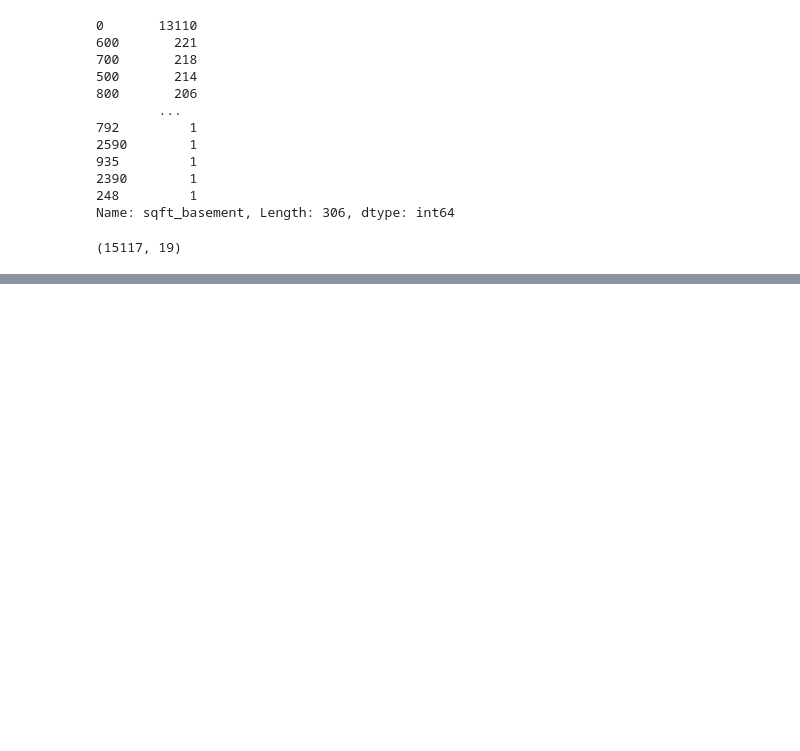
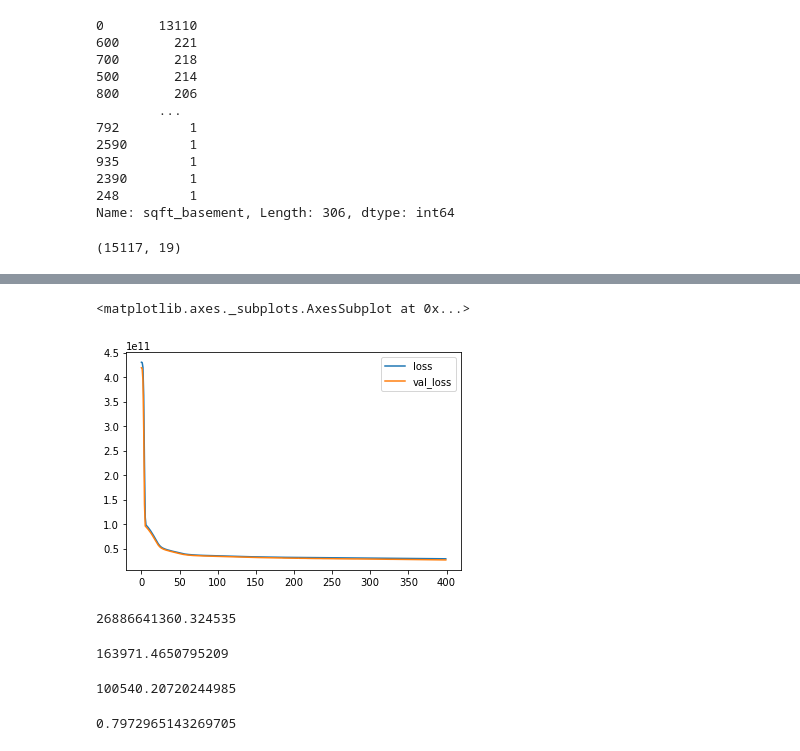
Before and after one commit to dagash007/HOUSE-PRICE-PREDICTION, a Jupyter notebook: HOUSE-PRICE-PREDICTION.ipynb, the cells around one changed output, grey strips where cells are left out. Drawn from its saved outputs; the diff is of its cells as text; code cells hidden in the pictures; blank space fills up the shorter version.

```diff
--- a/HOUSE-PRICE-PREDICTION.ipynb
+++ b/HOUSE-PRICE-PREDICTION.ipynb
@@ -291,8 +291,8 @@ df['sqft_basement'].value_counts()
 248         1
 Name: sqft_basement, Length: 306, dtype: int64
 # %%
-X = df.drop('price',axis=1).values
-y = df['price'].values
+X = df.drop('price',axis=1)
+y = df['price']
 # %%
 from sklearn.model_selection import train_test_split
 # %%
@@ -324,8 +329,8 @@ model.add(Dense(1))
 
 model.compile(optimizer = 'adam',loss='mse')
 # %%
-model.fit(x=X_train,y=y_train,
-          validation_data=(X_test,y_test),
-          batch_size = 128,epochs=400)
+model.fit(x=X_train,y=y_train.values,
+          validation_data=(X_test,y_test.values),
+          batch_size=128,epochs=400)
 # %% [output]
 Epoch 1/400
@@ -347,0 +354,7 @@ Epoch 21/400
+# %%
+losses = pd.DataFrame(model.history.history)
+# %%
+losses.plot()
+# %% [output]
+<matplotlib.axes._subplots.AxesSubplot at 0x...>
+[figure, added]
@@ -347,0 +365,16 @@ Epoch 21/400
+# %%
+mean_squared_error(y_test,predictions)
+# %% [output]
+26886641360.324535
+# %%
+np.sqrt(mean_squared_error(y_test,predictions))
+# %% [output]
+163971.4650795209
+# %%
+mean_absolute_error(y_test,predictions)
+# %% [output]
+100540.20720244985
+# %%
+explained_variance_score(y_test,predictions)
+# %% [output]
+0.7972965143269705
```
Also changed, not shown: parts of 6 cells of this notebook.
